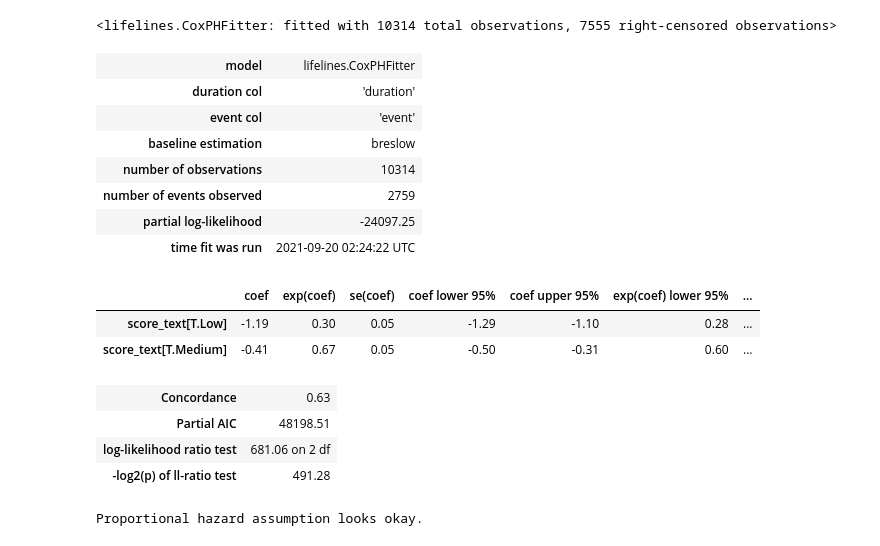
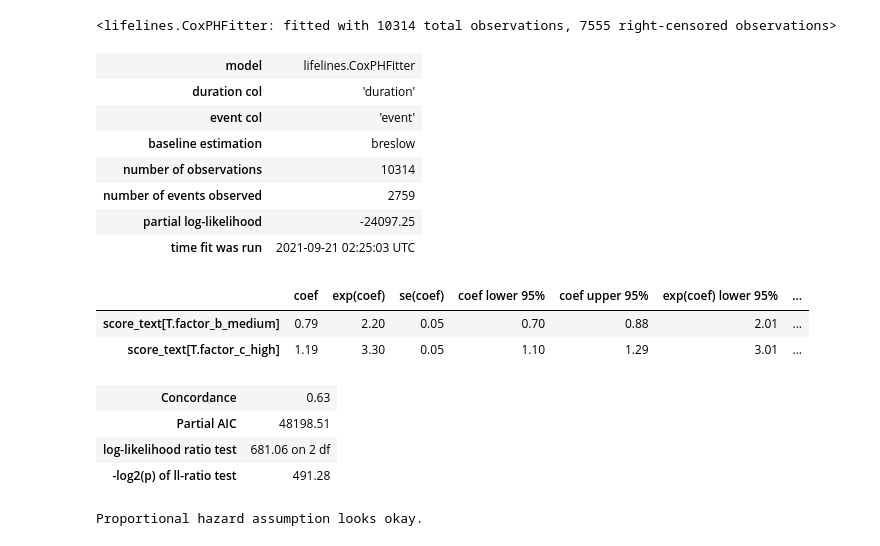
Before and after one commit to bseewald/fairness-ml-health, a Jupyter notebook: notebooks/compas/compas.ipynb, the cells around one changed output. Saved outputs shown, nothing was run; the diff lists cells and outputs as text; code cells hidden in the pictures.

```diff
--- a/notebooks/compas/compas.ipynb
+++ b/notebooks/compas/compas.ipynb
@@ -43,0 +49,6 @@ df_compas.drop_duplicates(subset=["id"], inplace=True)
+# %%
+df_compas.loc[df_compas.score_text == "High", "score_text"] = "factor_c_high"
+df_compas.loc[df_compas.score_text == "Low", "score_text"] = "factor_a_low"
+df_compas.loc[df_compas.score_text == "Medium", "score_text"] = "factor_b_medium"
+# %%
+df_compas.loc[df_compas.race == "Caucasian", "race"] = "0_Caucasian"
@@ -168,23 +237,23 @@ df_compas["race"] = df_compas["race"].astype("category")
 # %%
-cph = CoxPHFitter()
-formula = "score_text"
-cph.fit(df_compas, duration_col='duration', event_col='event', formula=formula)
+cph1 = CoxPHFitter()
+formula1 = "score_text"
+cph1.fit(df_compas, duration_col='duration', event_col='event', formula=formula1)
 # %% [output]
 <lifelines.CoxPHFitter: fitted with 10314 total observations, 7555 right-censored observations>
 # %%
-cph.print_summary()
+cph1.print_summary()
 # %% [output]
 | model | lifelines.CoxPHFitter |
 | duration col | 'duration' |
 | event col | 'event' |
 | baseline estimation | breslow |
 | number of observations | 10314 |
 | number of events observed | 2759 |
 | partial log-likelihood | -24097.25 |
-| time fit was run | 2021-09-20 02:24:22 UTC |
+| time fit was run | 2021-09-21 02:25:03 UTC |
 |  | coef | exp(coef) | se(coef) | coef lower 95% | coef upper 95% | exp(coef) lower 95% | ... |
-| score_text[T.Low] | -1.19 | 0.30 | 0.05 | -1.29 | -1.10 | 0.28 | ... |
-| score_text[T.Medium] | -0.41 | 0.67 | 0.05 | -0.50 | -0.31 | 0.60 | ... |
+| score_text[T.factor_b_medium] | 0.79 | 2.20 | 0.05 | 0.70 | 0.88 | 2.01 | ... |
+| score_text[T.factor_c_high] | 1.19 | 3.30 | 0.05 | 1.10 | 1.29 | 3.01 | ... |
 | Concordance | 0.63 |
 | Partial AIC | 48198.51 |
 | log-likelihood ratio test | 681.06 on 2 df |
```
Also changed, not shown: parts of 52 cells of this notebook.
